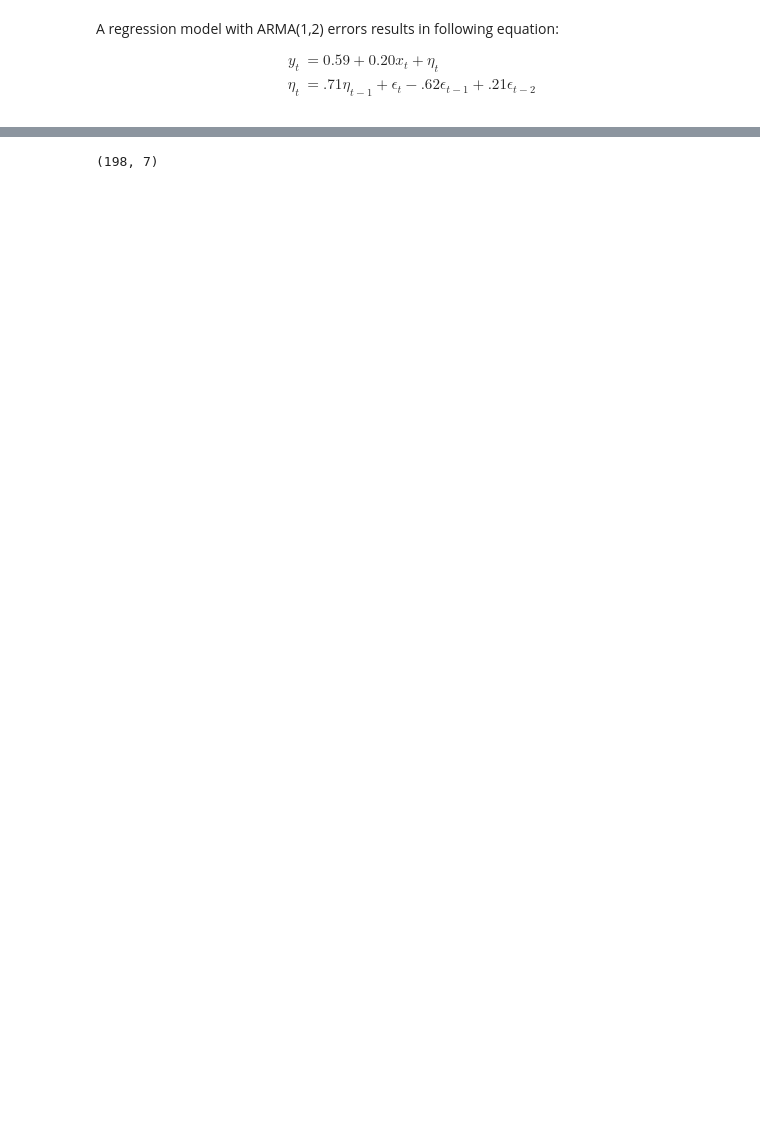
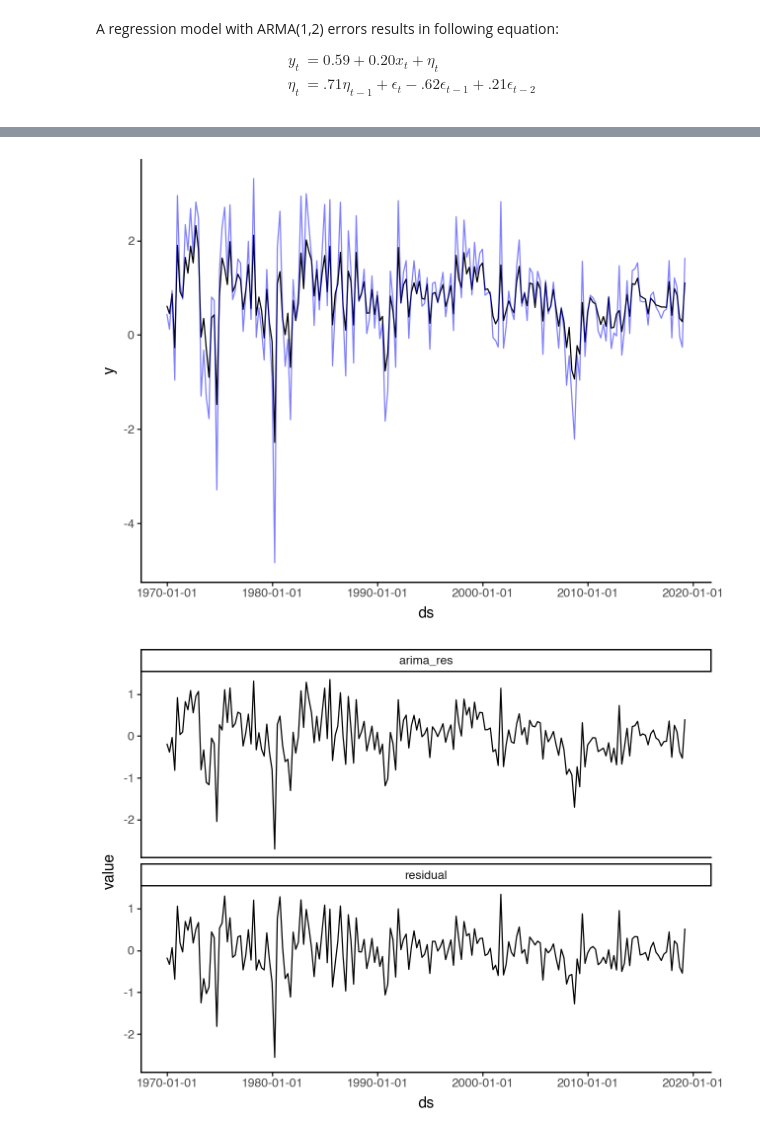
Before and after one commit to sebsciarra/gas_pump_prices, a Jupyter notebook: notebooks/chap10_dynamic_reg.ipynb, the cells around one changed output, grey strips where cells are left out. Cells and saved outputs as stored; diff of their text form; code cells hidden in the pictures; blank space fills up the shorter version.

```diff
--- a/notebooks/chap10_dynamic_reg.ipynb
+++ b/notebooks/chap10_dynamic_reg.ipynb
@@ -138,21 +150,24 @@ len(sf.fitted_[0, 0].model_["residuals"])
 # %%
-df_cons['residual'] = sf.fitted_[0, 0].model_["residuals"]
+# NOTE: bit confusing, but the innovation residuals are what I would think of as traditional residuals
+df_cons['residual']  = sf.fitted_[0, 0].model_["residuals"]
+df_cons['pred_cons'] = df_cons['y'] + df_cons['residual']
 
-innov_residuals = sf.fitted_[0, 0].model_["residuals"]
-reg_residuals = (us_change["Consumption"] - sf.fitted_[0, 0].model_['coef']["ex_1"] *
-                 us_change["Income"] - sf.fitted_[0, 0].model_["coef"]["mean"])
+# NOTE: although these are called regression residuals, these are really the ARIMA residuals
+df_cons['arima_res'] = (df_cons["y"] - sf.fitted_[0, 0].model_['coef']["ex_1"] *
+                        df_cons["Income"] - coefs["mean"])
 
+# plot residuals
+df_cons_long = df_cons[['ds', 'residual', 'arima_res']].melt(id_vars='ds')
 
-resids_df = pd.DataFrame({"Regression residuals": reg_residuals, "ARIMA residuals": innov_residuals})
-resids_df["ds"] = us_change["ds"]
-fig, axes = plt.subplots(nrows=2, ncols=1)
+(ggplot(data=df_cons, mapping=aes(x='ds', y='y')) +
+ geom_line() +
+ geom_line(mapping=aes(y='pred_cons'), color='blue', alpha=0.5) +
+ theme_classic())
 
-
-sns.lineplot(data=resids_df,
-             x='ds', y='Regression residuals', ax=axes[0], color='black')
-
-# NOTE: should resemble a white noise series
-sns.lineplot(data=resids_df, x='ds', y='ARIMA residuals', ax=axes[1], color='black')
-plt.show()
+(ggplot(data=df_cons_long, mapping=aes(x='ds', y='value')) +
+ geom_line() +
+ facet_wrap(facets='~variable', ncol=1) +
+ theme_classic())
 # %% [output]
-(198, 7)
+[figure, added]
+[figure, added]
```
Also changed, not shown: parts of 5 cells of this notebook.
